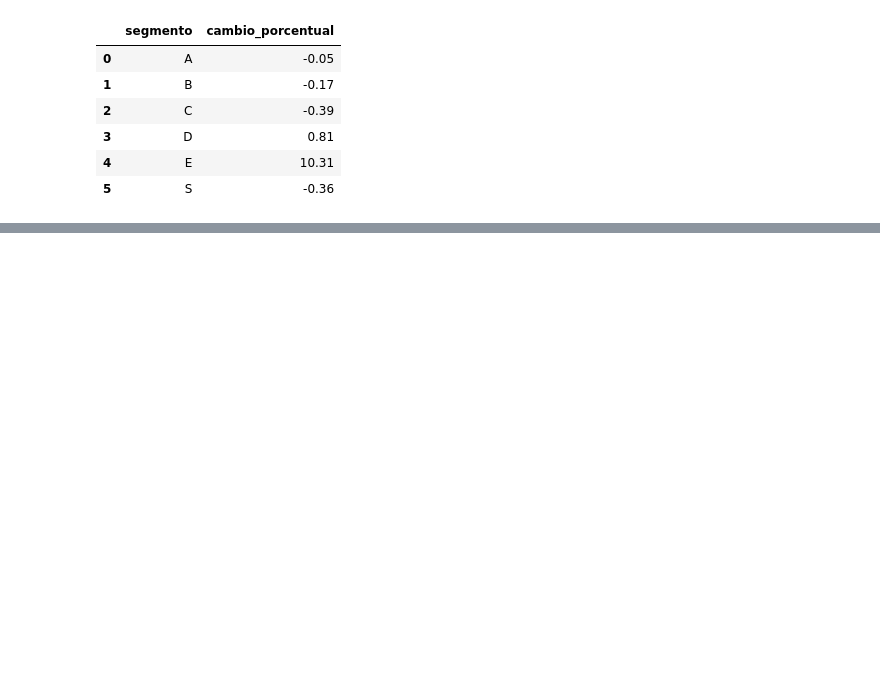
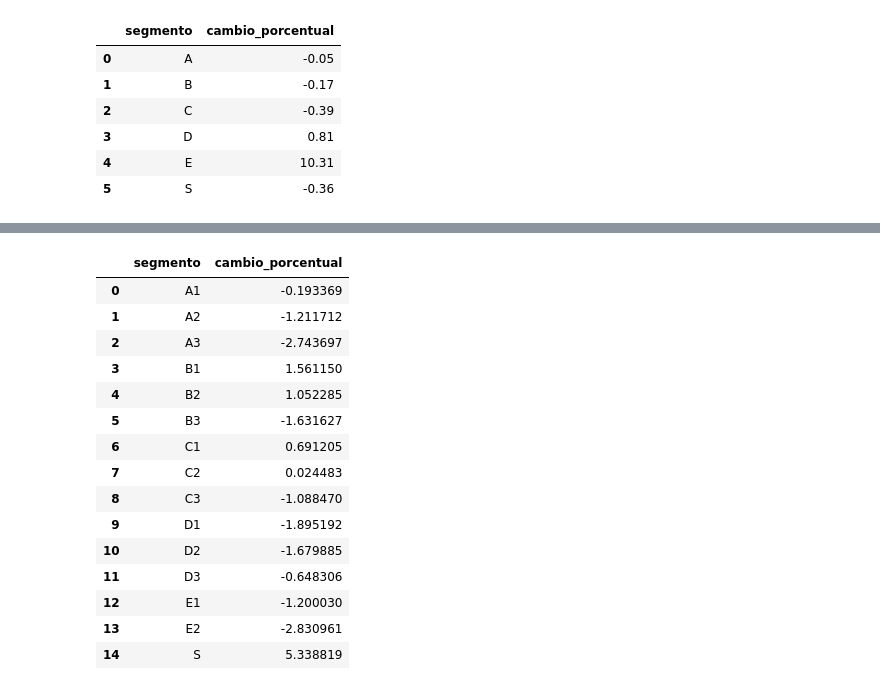
Before and after one commit to MiguelDWT4toCreativo/Datalpine, a Jupyter notebook: resources/jupyter/tendencias de precios por segmento.ipynb, the cells around one changed output, grey strips where cells are left out. Cells and saved outputs as stored; diff of their text form; code cells hidden in the pictures; blank space fills up the shorter version.

```diff
--- a/resources/jupyter/tendencias de precios por segmento.ipynb
+++ b/resources/jupyter/tendencias de precios por segmento.ipynb
@@ -433,0 +563,29 @@ fig.show()
+# %%
+# Realizando nuevamente el cálculo del porcentaje de cambio
+porcentaje_cambio_corregido = ((periodo2_promedio_precios_por_categoria_df['promedio_precio'] - periodo1_promedio_precios_por_categoria_df['promedio_precio']) / periodo1_promedio_precios_por_categoria_df['promedio_precio']) * 100
+periodo1_promedio_precios_por_categoria_df = periodo1_promedio_precios_por_categoria_df.sort_values(by='categoria')
+
+# Creando un nuevo DataFrame para los resultados corregidos
+cambio_porcentual_corregido_df = pd.DataFrame({
+    'segmento': periodo1_promedio_precios_por_categoria_df['categoria'],
+    'cambio_porcentual': porcentaje_cambio_corregido
+})
+
+cambio_porcentual_corregido_df
+# %% [output]
+|  | segmento | cambio_porcentual |
+| 0 | A1 | -0.193369 |
+| 1 | A2 | -1.211712 |
+| 2 | A3 | -2.743697 |
+| 3 | B1 | 1.561150 |
+| 4 | B2 | 1.052285 |
+| 5 | B3 | -1.631627 |
+| 6 | C1 | 0.691205 |
+| 7 | C2 | 0.024483 |
+| 8 | C3 | -1.088470 |
+| 9 | D1 | -1.895192 |
+| 10 | D2 | -1.679885 |
+| 11 | D3 | -0.648306 |
+| 12 | E1 | -1.200030 |
+| 13 | E2 | -2.830961 |
+| 14 | S | 5.338819 |
```
Also changed, not shown: parts of 7 cells of this notebook, 2 other files.
